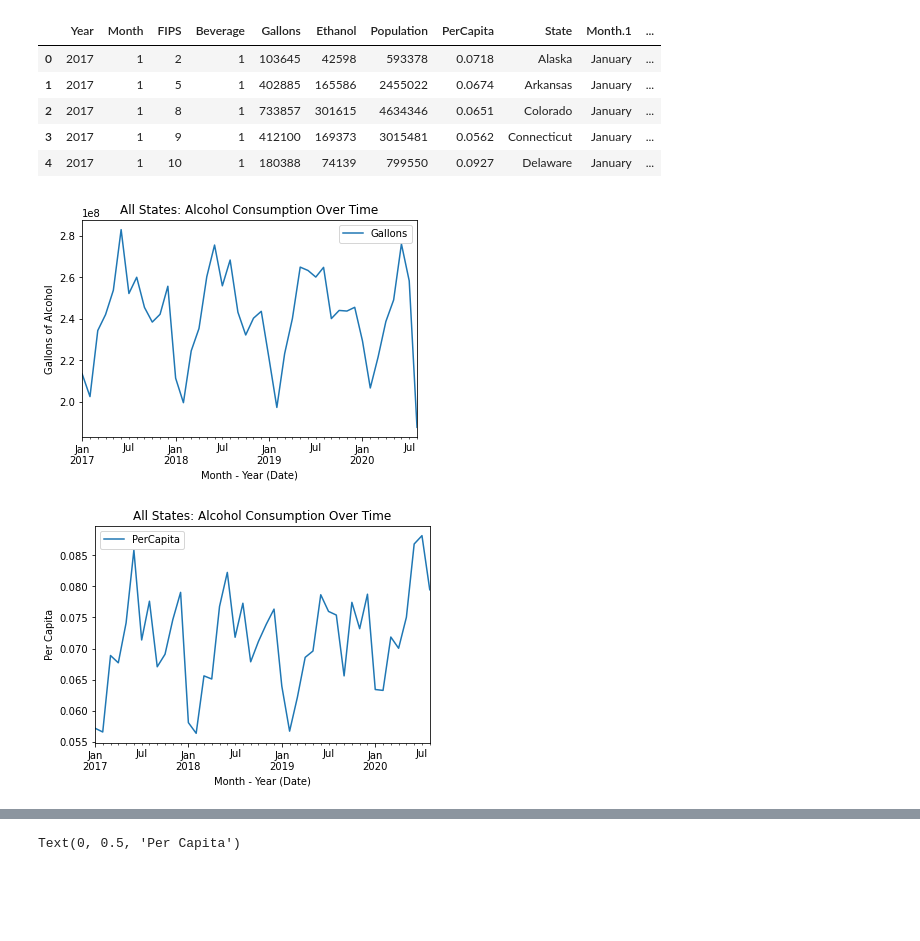
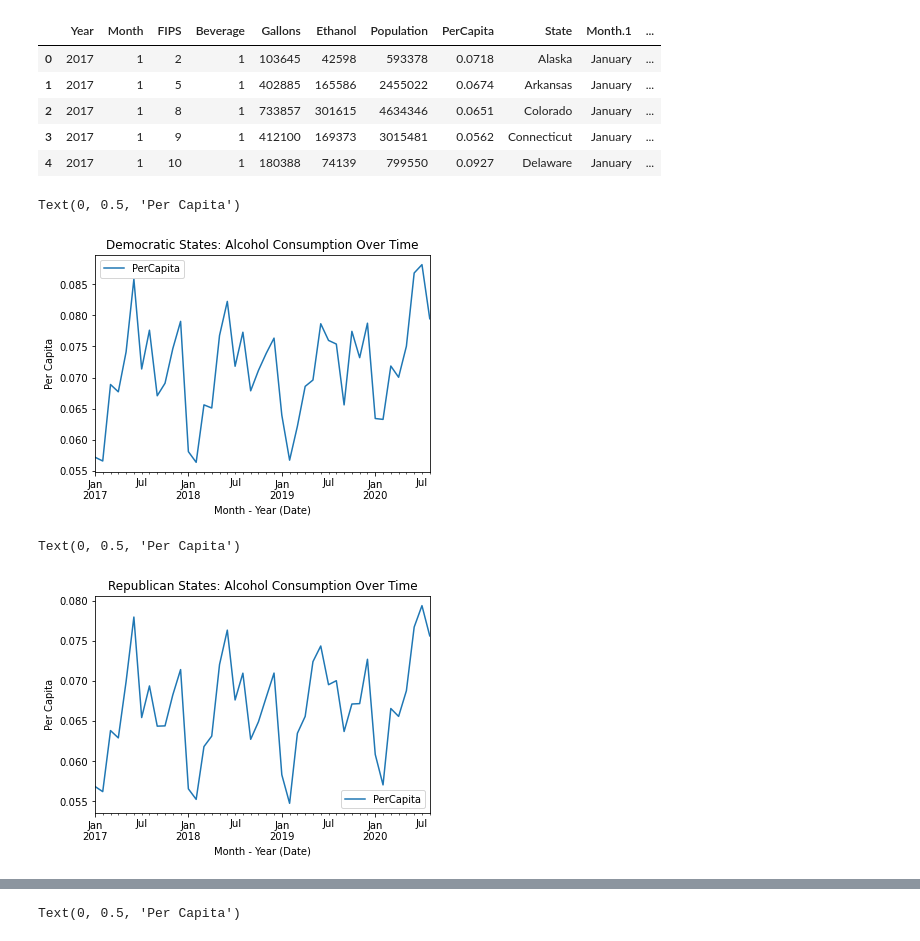
Before and after one commit to shadeetabasi/data-analysis-project-1, a Jupyter notebook: jack/Incremental COVID Cases per 100,000.ipynb, the cells around one changed output, grey strips where cells are left out. Cells and saved outputs as stored; diff of their text form; code cells hidden in the pictures; blank space fills up the shorter version.

Commit message:
Jack 1/9 116PM

```diff
--- a/jack/Incremental COVID Cases per 100,000.ipynb
+++ b/jack/Incremental COVID Cases per 100,000.ipynb
@@ -189,40 +135,45 @@ alcohol_sales_data.head()
 | 3 | 2017 | 1 | 9 | 1 | 412100 | 169373 | 3015481 | 0.0562 | Connecticut | January | ... |
 | 4 | 2017 | 1 | 10 | 1 | 180388 | 74139 | 799550 | 0.0927 | Delaware | January | ... |
 # %%
-month_date_alcohol_sales_groupby = alcohol_sales_data.groupby(['Month - Year (Date)'])
+#Jack Dem state alcohol consumption
+dem_data_consumption_df = alcohol_sales_data.loc[alcohol_sales_data["State"].isin(['Colorado', 'Connecticut', 'Delaware', 'Kansas', 'Kentucky', 'Louisiana', 'Massachusetts', 'Virginia', 'Wisconsin'])]
+
+month_date_alcohol_sales_groupby = dem_data_consumption_df.groupby(['Month - Year (Date)'])
 
 # Find sum of gallons
 month_date_alcohol_sales_groupby_total_gallons = month_date_alcohol_sales_groupby["Gallons"].sum()
 
 # Find sum of ethanol
 month_date_alcohol_sales_groupby_total_ethanol = month_date_alcohol_sales_groupby["Ethanol"].sum()
 
 # Find average of population
 month_date_alcohol_sales_groupby_avg_pop = month_date_alcohol_sales_groupby["Population"].mean()
 
 # Find average pc
 month_date_alcohol_sales_groupby_avg_pc = month_date_alcohol_sales_groupby["PerCapita"].mean()
 
-cleaned_month_date_alcohol_sales_groupby_df = pd.DataFrame({
+dem_cleaned_month_date_alcohol_sales_groupby_df = pd.DataFrame({
     "Gallons": month_date_alcohol_sales_groupby_total_gallons,
     "Ethanol": month_date_alcohol_sales_groupby_total_ethanol,
     "Population": month_date_alcohol_sales_groupby_avg_pop,
     "PerCapita": month_date_alcohol_sales_groupby_avg_pc
 
 })
 
 #Plot
-cleaned_month_date_alcohol_sales_groupby_df.plot.line( y='Gallons', title="All States: Alcohol Consumption Over Time")
-plt.ylabel('Gallons of Alcohol')
+dem_cleaned_month_date_alcohol_sales_groupby_df.plot.line( y='PerCapita', title="Democratic States: Alcohol Consumption Over Time")
+plt.ylabel('Per Capita')
 
-plt.savefig("allstates_alcohol_consumption.png")
+plt.savefig("demstates_alcohol_consumption.png")
 # %% [output]
+Text(0, 0.5, 'Per Capita')
-[figure, old version]
+[figure, new version]
 # %%
-dem_data_consumption_df = alcohol_sales_data.loc[alcohol_sales_data["State"].isin(['Colorado', 'Connecticut', 'Delaware', 'Kansas', 'Kentucky', 'Louisiana', 'Massachusetts', 'Virginia', 'Wisconsin'])]
+#Jack Repub state alcohol consumption
 
+repub_data_consumption_df = alcohol_sales_data.loc[alcohol_sales_data["State"].isin(['Alaska', 'Arkansas', 'Florida', 'Illinois', 'Missouri', 'North Dakota', 'Tennessee', 'Texas', 'Utah'])]
 
-month_date_alcohol_sales_groupby = dem_data_consumption_df.groupby(['Month - Year (Date)'])
+month_date_alcohol_sales_groupby = repub_data_consumption_df.groupby(['Month - Year (Date)'])
 
 # Find sum of gallons
 month_date_alcohol_sales_groupby_total_gallons = month_date_alcohol_sales_groupby["Gallons"].sum()
@@ -236,7 +187,7 @@ month_date_alcohol_sales_groupby_avg_pop = month_date_alcohol_sales_groupby["Pop
 # Find average pc
 month_date_alcohol_sales_groupby_avg_pc = month_date_alcohol_sales_groupby["PerCapita"].mean()
 
-dem_cleaned_month_date_alcohol_sales_groupby_df = pd.DataFrame({
+repub_cleaned_month_date_alcohol_sales_groupby_df = pd.DataFrame({
     "Gallons": month_date_alcohol_sales_groupby_total_gallons,
     "Ethanol": month_date_alcohol_sales_groupby_total_ethanol,
     "Population": month_date_alcohol_sales_groupby_avg_pop,
@@ -245,9 +196,10 @@ dem_cleaned_month_date_alcohol_sales_groupby_df = pd.DataFrame({
 })
 
 #Plot
-dem_cleaned_month_date_alcohol_sales_groupby_df.plot.line( y='PerCapita', title="All States: Alcohol Consumption Over Time")
+repub_cleaned_month_date_alcohol_sales_groupby_df.plot.line( y='PerCapita', title="Republican States: Alcohol Consumption Over Time")
 plt.ylabel('Per Capita')
 
-# plt.savefig("allstates_alcohol_consumption.png")
+plt.savefig("repubstates_alcohol_consumption.png")
 # %% [output]
+Text(0, 0.5, 'Per Capita')
-[figure, old version]
+[figure, new version]
```
Also changed, not shown: parts of 18 cells of this notebook, 5 other files.
